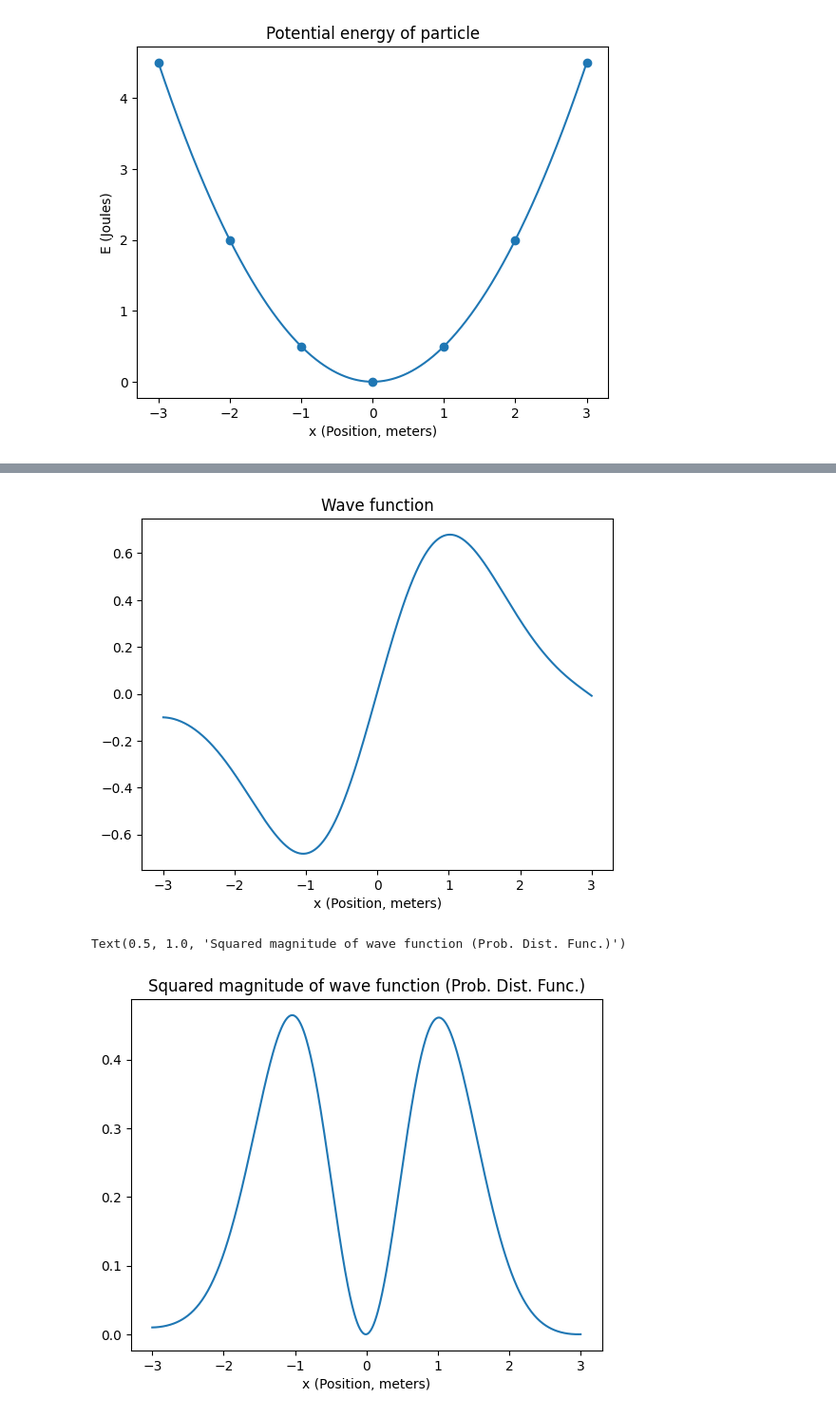
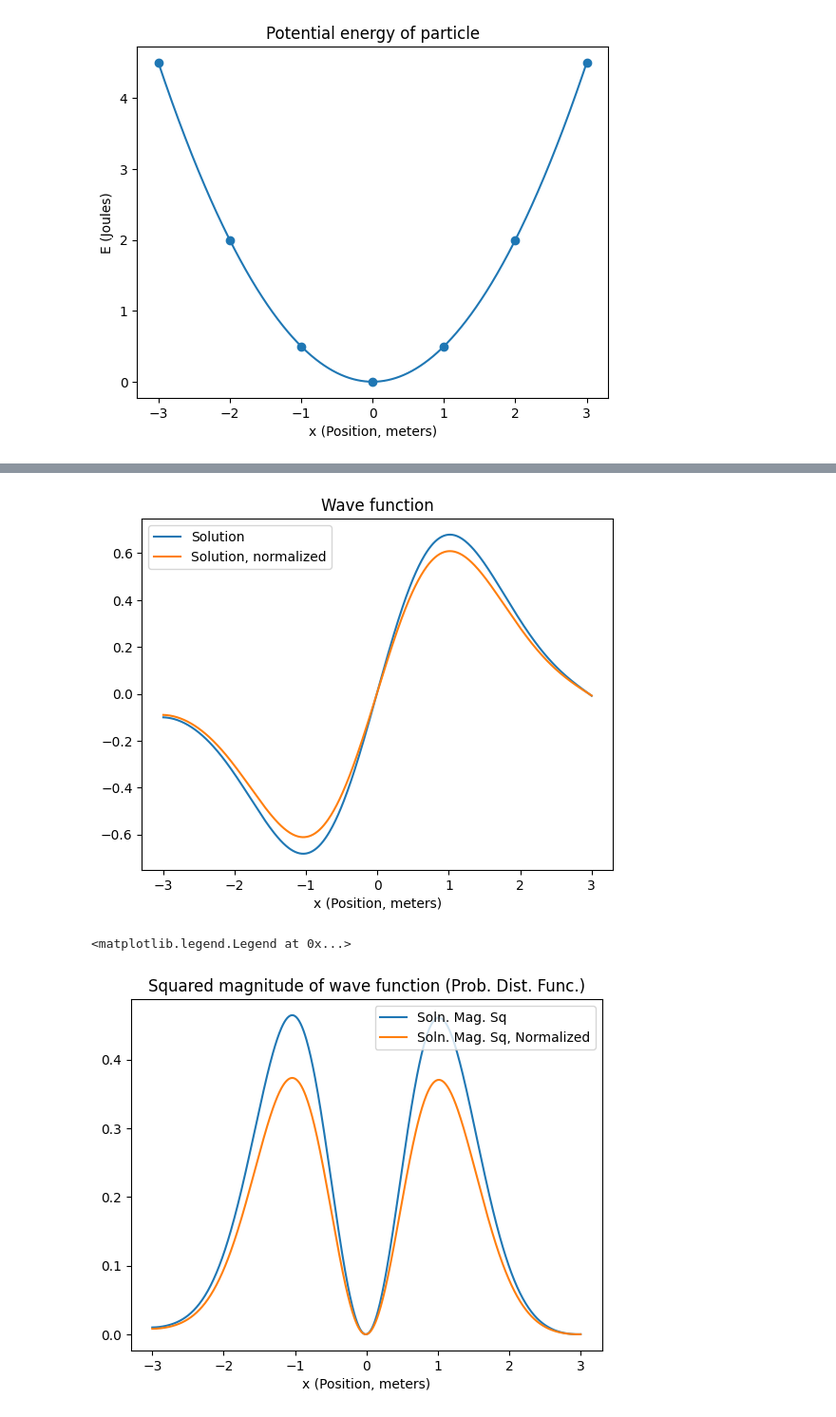
Before and after one commit to Warburton-Lab/schrodinger_notebooks, a Jupyter notebook: sch_tim_ind_disc_pot.ipynb, the cells around one changed output, grey strips where cells are left out. Shown: that part at 95% size. Saved outputs shown, nothing was run; the diff lists cells and outputs as text; code cells hidden in the pictures.

Commit message:
Allow normalizing soln in discrete potential nb

```diff
--- a/sch_tim_ind_disc_pot.ipynb
+++ b/sch_tim_ind_disc_pot.ipynb
@@ -64,7 +64,7 @@ import matplotlib.pyplot as plt
 import numpy as np
 from scipy.interpolate import CubicSpline
 
-pot_datapoints = np.array(datapoints)
+pot_datapoints = np.array(pot_datapoints)
 x_coords = pot_datapoints[:, :1].flatten()
 y_coords = pot_datapoints[:, 1:2].flatten()
 
@@ -84,7 +84,7 @@ number_of_eval_points = 1000
 # Evaluate the cubic spline for the potential energy, so we can plot it
 eval_points = np.arange(lower_bound, upper_bound,
                         interval_length/number_of_eval_points)
-interpol_points = cs(eval_points)
+interpol_points = pot_cs(eval_points)
 
 # Plot the potential energy cubic spline
 plt.scatter(x_coords, y_coords)
@@ -114,6 +116,13 @@ You must supply $\psi(x_{\text{min}})$ and $\psi(x_{\text{min}} + \Delta x)$ as
 # %%
 from scipy.integrate import solve_ivp
 
+# Reduced Planck Constant, in Joule seconds
+hbar = 1.054_571_817e-34
+
+# Determines whether the solution will be normalized so that the
+# integral of |psi(x)|^2 on the smallest interval containing the all
+# x-coords of pot_datapoints equals one
+normalize_soln = True
 # The mass of the particle, in kilograms
 m = 1e-68
 # The fixed energy of the particle, in Joules
@@ -142,38 +151,47 @@ init_val_delta_x: float = None
 # init_d_psi_dx_val.
 if initial_values != None and len(initial_values) == 2 and init_val_delta_x \
         != None:
     init_psi_val = initial_values[0]
     init_d_psi_dx_val = (initial_values[1]-initial_values[0])/init_val_delta_x
 
-# Reduced Planck Constant, in Joule seconds
-hbar = 1.054_571_817e-34
-
 
 # The Schrodinger equation
 def diff_eq_for_scipy(x, psi_and_d_psi_dx):
     # The first element in the list psi_and_d_psi_dx will be the
     # previous psi value, and the second will be the previous
     # d_psi_dx_value
     scnd_deriv = (2*m/hbar**2)*(pot_cs(x) - E)*psi_and_d_psi_dx[0]
     return [psi_and_d_psi_dx[1], scnd_deriv]
 
 
 # Create a numerical approximation of the solution
 sol = solve_ivp(diff_eq_for_scipy, [lower_bound, upper_bound], [
                 init_psi_val, init_d_psi_dx_val], max_step=m_s_s)
 # Squared magnitude of the solution
 sol_mag_sq = abs(sol.y[0, :])**2
 
-plt.plot(sol.t, sol.y[0, :])
+if normalize_soln:
+    from scipy import integrate
+    integral = abs(integrate.simpson(sol.t, sol_mag_sq))
+    normalized_sol = sol.y[0, :]/integral
+    norm_sol_mag_sq = abs(normalized_sol)**2
+
+plt.plot(sol.t, sol.y[0, :], label='Solution')
+if normalize_soln:
+    plt.plot(sol.t, normalized_sol, label='Solution, normalized')
 plt.xlabel('x (Position, meters)')
 plt.title('Wave function')
+plt.legend()
 
 plt.show()
 
-plt.plot(sol.t, sol_mag_sq)
+plt.plot(sol.t, sol_mag_sq, label='Soln. Mag. Sq')
+if normalize_soln:
+    plt.plot(sol.t, norm_sol_mag_sq, label='Soln. Mag. Sq, Normalized')
 plt.xlabel('x (Position, meters)')
 plt.title('Squared magnitude of wave function (Prob. Dist. Func.)')
+plt.legend()
 # %% [output]
-[figure, old version]
+[figure, new version]
-Text(0.5, 1.0, 'Squared magnitude of wave function (Prob. Dist. Func.)')
+<matplotlib.legend.Legend at 0x...>
-[figure, old version]
+[figure, new version]
```
Also changed, not shown: parts of 1 cell of this notebook.
